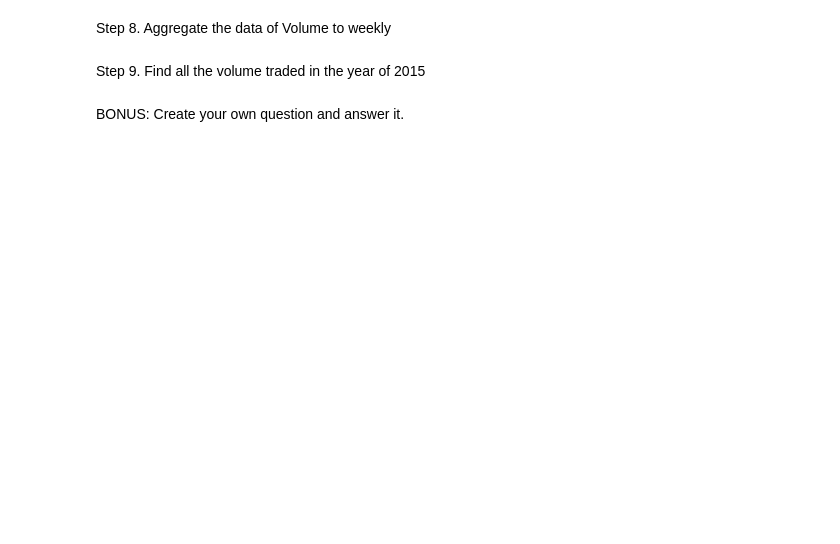
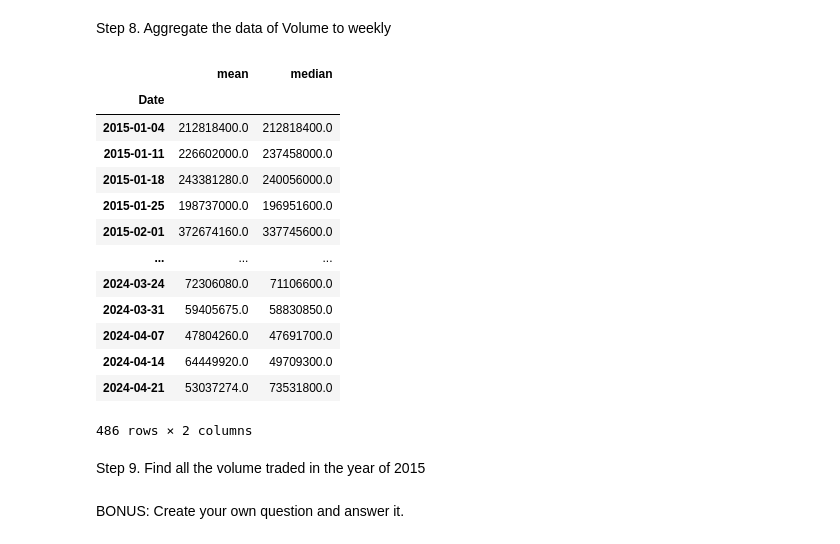
Before and after one commit to puritym8/Python-Data-Analysis, a Jupyter notebook: Pandasweekly_Google_finance.ipynb, the cells around one changed output. Drawn from its saved outputs; the diff is of its cells as text; code cells hidden in the pictures; blank space fills up the shorter version.

```diff
--- a/Pandasweekly_Google_finance.ipynb
+++ b/Pandasweekly_Google_finance.ipynb
@@ -37,2 +60,5 @@ ERROR:yfinance:['LNKD']: Exception('%ticker%: No price data found, symbol may be
 # %%
 #Step 7. Good, now we know the data avaiable. Create a dataFrame called vol, with the Volume values.
+
+volume = pd.DataFrame(df['Volume'])
+volume
@@ -39,4 +80,21 @@ ERROR:yfinance:['LNKD']: Exception('%ticker%: No price data found, symbol may be
 # %% [markdown]
 Step 8. Aggregate the data of Volume to weekly
+# %%
+volume['Volume'].resample('W').agg(['mean','median'])
+# %% [output]
+|  | mean | median |
+| Date |  |  |
+| 2015-01-04 | 212818400.0 | 212818400.0 |
+| 2015-01-11 | 226602000.0 | 237458000.0 |
+| 2015-01-18 | 243381280.0 | 240056000.0 |
+| 2015-01-25 | 198737000.0 | 196951600.0 |
+| 2015-02-01 | 372674160.0 | 337745600.0 |
+| ... | ... | ... |
+| 2024-03-24 | 72306080.0 | 71106600.0 |
+| 2024-03-31 | 59405675.0 | 58830850.0 |
+| 2024-04-07 | 47804260.0 | 47691700.0 |
+| 2024-04-14 | 64449920.0 | 49709300.0 |
+| 2024-04-21 | 53037274.0 | 73531800.0 |
+486 rows × 2 columns
 # %% [markdown]
 Step 9. Find all the volume traded in the year of 2015
```
Also changed, not shown: parts of 8 cells of this notebook.
